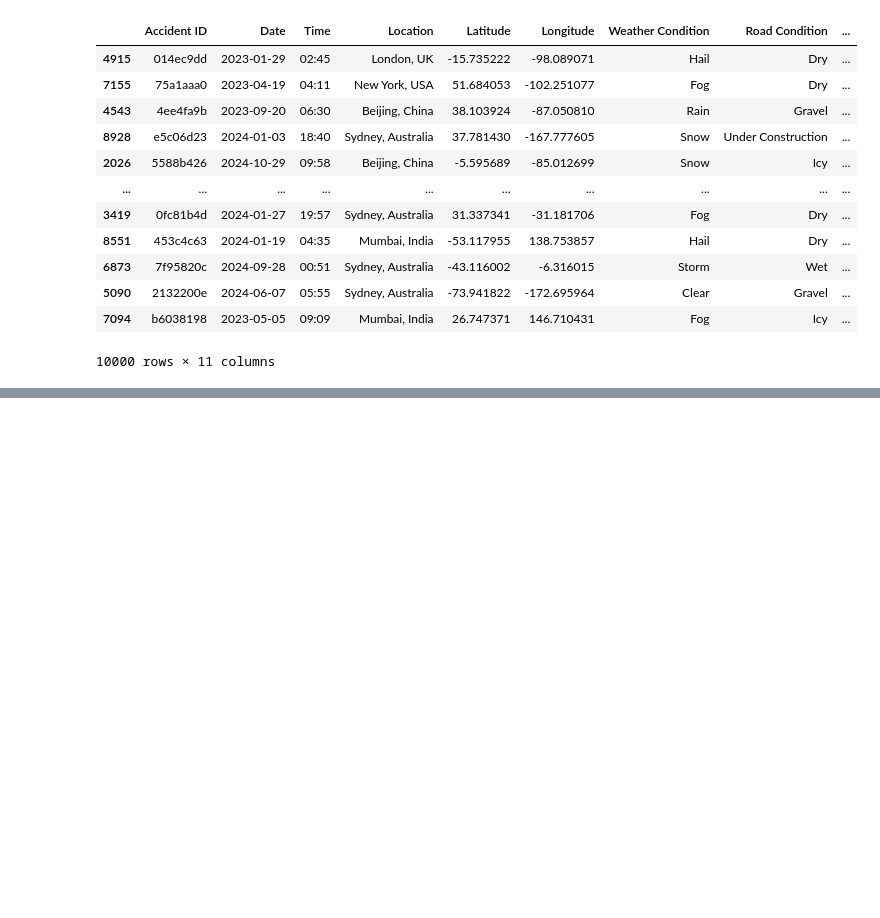
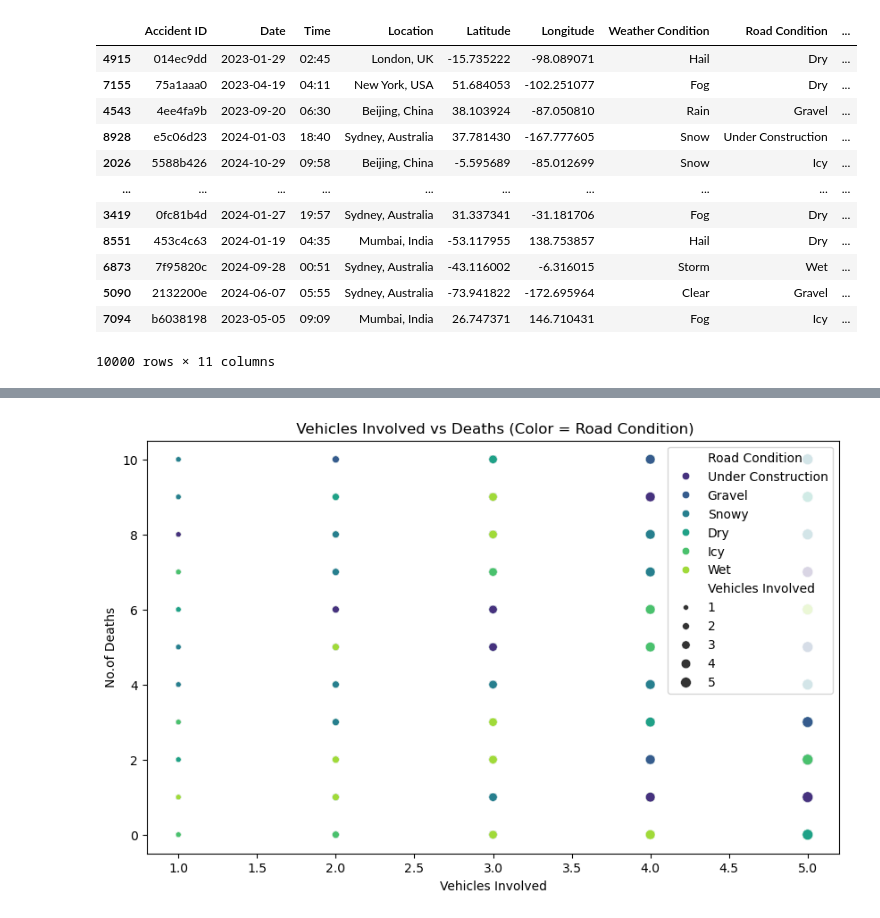
Before and after one commit to VISWANADHVEERA/traffic-accident-patterns, a Jupyter notebook: queries.ipynb, the cells around one changed output, grey strips where cells are left out. Cells and saved outputs as stored; diff of their text form; code cells hidden in the pictures; blank space fills up the shorter version.

```diff
--- a/queries.ipynb
+++ b/queries.ipynb
@@ -426,0 +997,9 @@ df.sort_values(by='No.of Deaths', ascending=False)
+# %%
+#3. Scatter Plot: Vehicles Involved vs No. of Deaths
+
+plt.figure(figsize=(10, 6))
+sns.scatterplot(data=df, x='Vehicles Involved', y='No.of Deaths', hue='Road Condition', size='Vehicles Involved', palette='viridis')
+plt.title(' Vehicles Involved vs Deaths (Color = Road Condition)')
+plt.show()
+# %% [output]
+[figure, added]
```
Also changed, not shown: parts of 36 cells of this notebook, 4 other files.
